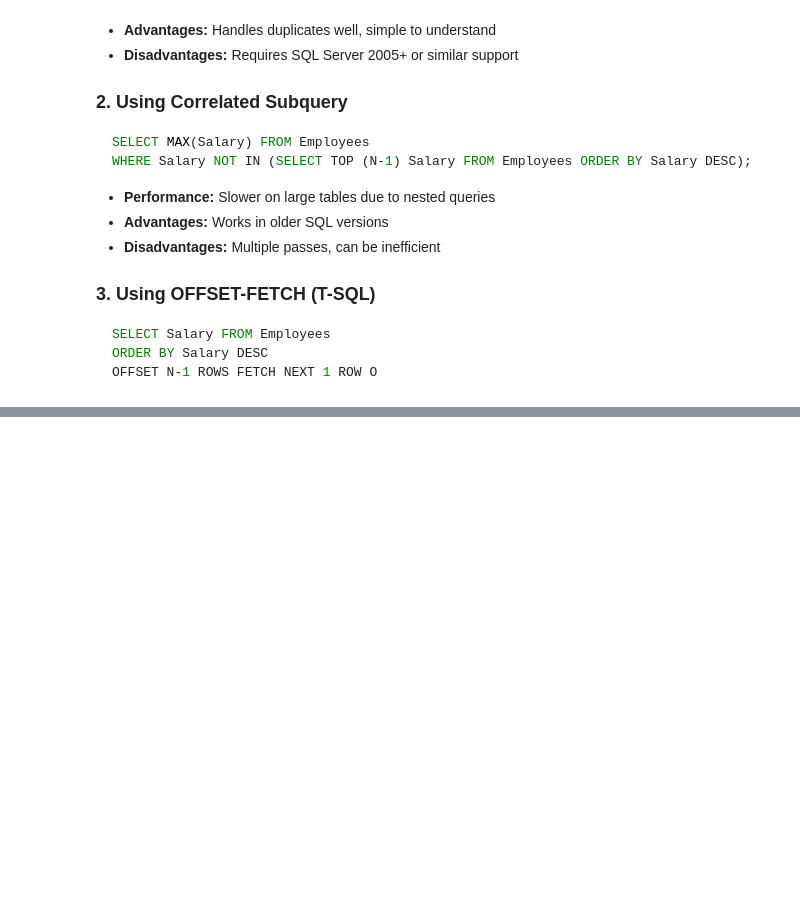
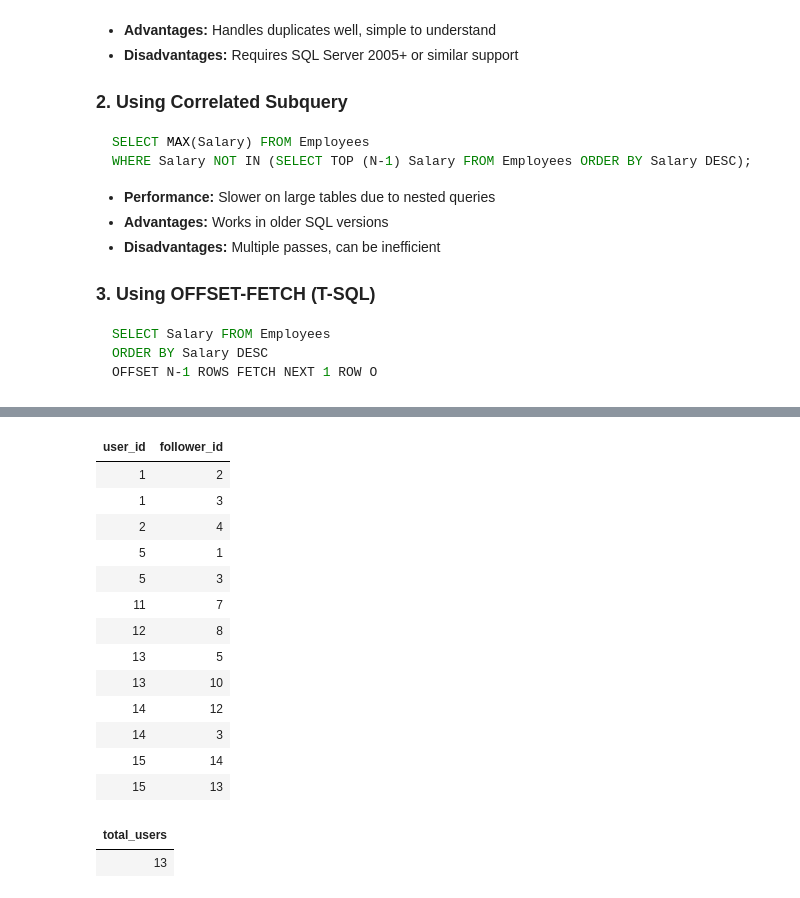
Before and after one commit to prasad-nimbalkar/Interview-Questions, a Jupyter notebook: sql-interview-questions.ipynb.ipynb, the cells around one changed output, grey strips where cells are left out. Saved outputs shown, nothing was run; the diff lists cells and outputs as text; code cells hidden in the pictures; blank space fills up the shorter version.

```diff
--- a/sql-interview-questions.ipynb.ipynb
+++ b/sql-interview-questions.ipynb.ipynb
@@ -1504,0 +1517,30 @@ OFFSET N-1 ROWS FETCH NEXT 1 ROW O
+# %%
+%sql
+select * from famous;
+# %% [output]
+| user_id | follower_id |
+| 1 | 2 |
+| 1 | 3 |
+| 2 | 4 |
+| 5 | 1 |
+| 5 | 3 |
+| 11 | 7 |
+| 12 | 8 |
+| 13 | 5 |
+| 13 | 10 |
+| 14 | 12 |
+| 14 | 3 |
+| 15 | 14 |
+| 15 | 13 |
+# %%
+%sql
+-- Step 1: total number of users
+SELECT COUNT(DISTINCT user) AS total_users
+FROM (
+  SELECT user_id AS user FROM famous
+  UNION
+  SELECT follower_id FROM famous
+) u;
+# %% [output]
+| total_users |
+| 13 |
```
Also changed, not shown: parts of 5 cells of this notebook.
